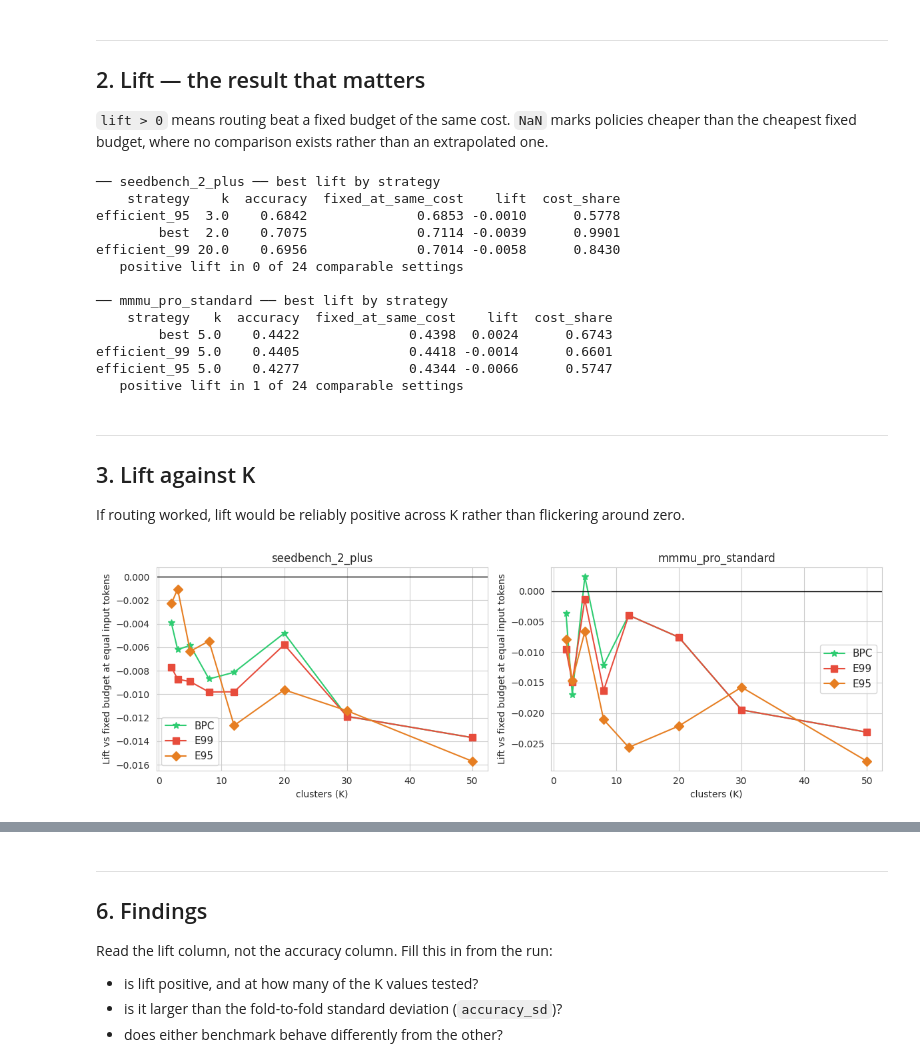
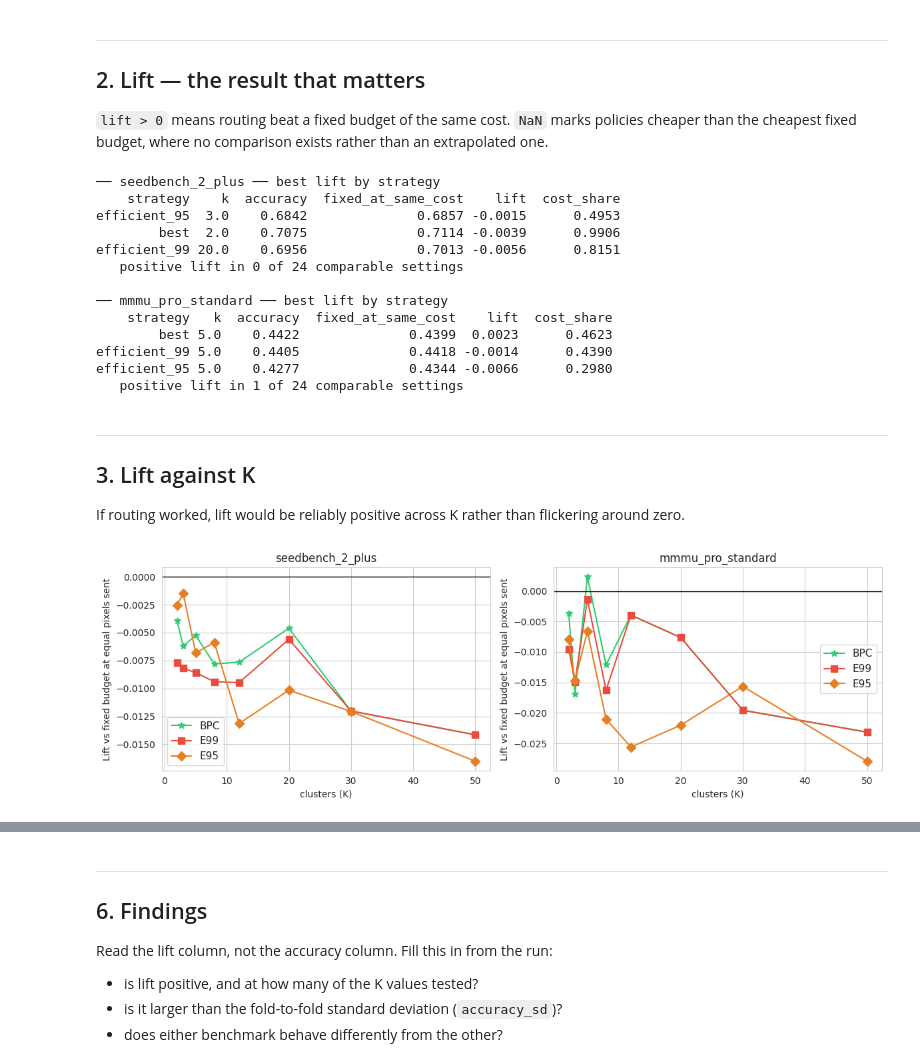
Before and after one commit to Andrew1302/scale-wise-optimizer, a Jupyter notebook: src/clustering/clustering_kfold.ipynb, the cells around one changed output, grey strips where cells are left out. Saved outputs shown, nothing was run; the diff lists cells and outputs as text; code cells hidden in the pictures.

Commit message:
feat: fix graph axes and improve heatmap visibility

```diff
--- a/src/clustering/clustering_kfold.ipynb
+++ b/src/clustering/clustering_kfold.ipynb
@@ -31,12 +31,19 @@ K_VALUES = [2, 3, 5, 8, 12, 20, 30, 50]
 N_FOLDS = 5
 RANDOM_STATE = 42
 
-# K used for the single-K strategy comparison chart (section 5); must be in K_VALUES.
+# K used for the heatmap and the strategy comparison chart; must be in K_VALUES.
 SUMMARY_K = 30
 
-# ── Cost basis. input_tokens is what the model actually pays for; sent_px is
-#    what the pipeline controls. Both are recorded per document per budget. ─────
-COST = "input_tokens"
+# Fold whose training rows the heatmap shows. Same split as the evaluation.
+HEATMAP_FOLD = 0
+
+# ── Cost basis. sent_px is what the pipeline controls, and the basis the paper
+#    reports: cost is stated relative to the *native* image, so 100% is the
+#    budget ladder's top rung only where that rung actually reaches native.
+#    seedbench images are uniformly 800x800, so its 100% is 640,000 px — the
+#    800,000 budget sends no more than the 640,000 one. input_tokens is the
+#    alternative basis (what the model bills); both are per document per budget.
+COST = "sent_px"
 
 EMBEDDING_MODEL = "all-MiniLM-L6-v2"
 RESULTS_DIR = PROJECT_ROOT / "src/clustering/results"
@@ -73,7 +113,8 @@ mmmu_pro_standard: 1730 documents x 10 budgets
 This is what routing has to beat. Each point is one budget applied to every
 document, averaged over the held-out folds.
 # %%
-folds = {label: cross_validate(sweeps[label], embeddings[label], K_VALUES, N_FOLDS, RANDOM_STATE) for label in RUNS}
+folds = {label: cross_validate(sweeps[label], embeddings[label], K_VALUES, N_FOLDS, RANDOM_STATE)
+         for label in RUNS}
 
 for label in RUNS:
     curve = fixed_frontier(folds[label])
@@ -113,12 +154,9 @@ for label in RUNS:
     lifts[label] = table
     best = table.dropna(subset=["lift"]).sort_values("lift", ascending=False)
     print(f"── {label} ── best lift by strategy")
-    print(
-        best.groupby("strategy")
-        .head(1)[["strategy", "k", "accuracy", "fixed_at_same_cost", "lift", "cost_share"]]
-        .round(4)
-        .to_string(index=False)
-    )
+    print(best.groupby("strategy").head(1)[
+        ["strategy", "k", "accuracy", "fixed_at_same_cost", "lift", "cost_share"]
+    ].round(4).to_string(index=False))
     print(f"   positive lift in {(table['lift'] > 0).sum()} of {table['lift'].notna().sum()} comparable settings")
     print()
 
@@ -130,16 +168,16 @@ pd.concat(folds.values(), keys=folds, names=["benchmark", None]).reset_index(lev
 # %% [output]
 ── seedbench_2_plus ── best lift by strategy
     strategy    k  accuracy  fixed_at_same_cost    lift  cost_share
-efficient_95  3.0    0.6842              0.6853 -0.0010      0.5778
-        best  2.0    0.7075              0.7114 -0.0039      0.9901
-efficient_99 20.0    0.6956              0.7014 -0.0058      0.8430
+efficient_95  3.0    0.6842              0.6857 -0.0015      0.4953
+        best  2.0    0.7075              0.7114 -0.0039      0.9906
+efficient_99 20.0    0.6956              0.7013 -0.0056      0.8151
    positive lift in 0 of 24 comparable settings
 
 ── mmmu_pro_standard ── best lift by strategy
     strategy   k  accuracy  fixed_at_same_cost    lift  cost_share
-        best 5.0    0.4422              0.4398  0.0024      0.6743
-efficient_99 5.0    0.4405              0.4418 -0.0014      0.6601
-efficient_95 5.0    0.4277              0.4344 -0.0066      0.5747
+        best 5.0    0.4422              0.4399  0.0023      0.4623
+efficient_99 5.0    0.4405              0.4418 -0.0014      0.4390
+efficient_95 5.0    0.4277              0.4344 -0.0066      0.2980
    positive lift in 1 of 24 comparable settings
 # %% [markdown]
 ---
@@ -148,32 +186,19 @@ efficient_95 5.0    0.4277              0.4344 -0.0066      0.5747
 If routing worked, lift would be reliably positive across K rather than
 flickering around zero.
 # %%
-# Shared styling for every strategy chart: colours, markers, display names and
-# legend order (Fixed budget, BPC, E99, E95) stay identical across sections 3-5.
-STYLE = {
-    "best": ("*", "#2ecc71", 280),
-    "efficient_99": ("s", "#e74c3c", 180),
-    "efficient_95": ("D", "#e67e22", 180),
-}
-NAMES = {"best": "BPC", "efficient_99": "E99", "efficient_95": "E95"}
-SHORT_RES = {"2000": "2k", "12500": "12.5k", "25000": "25k", "50000": "50k",
-             "100000": "100k", "150000": "150k", "250000": "250k",
-             "400000": "400k", "600000": "600k", "800000": "800k"}
-COST_LABEL = COST.replace("_", " ")
-
 fig, axes = plt.subplots(1, len(RUNS), figsize=(6 * len(RUNS), 4), squeeze=False)
 for ax, label in zip(axes[0], RUNS, strict=True):
     table = lifts[label]
     for name, (marker, colour, _) in STYLE.items():
         group = table[table["strategy"] == name]
         ax.plot(group["k"], group["lift"], marker=marker, ms=7, color=colour, label=NAMES[name])
     ax.axhline(0, color="black", lw=1)
     ax.set_title(label)
     ax.set_xlabel("clusters (K)")
     ax.set_ylabel(f"Lift vs fixed budget at equal {COST_LABEL}")
     ax.legend(fontsize=11)
 plt.tight_layout()
 fig.savefig(RESULTS_DIR / "kfold_lift_vs_k.pdf", bbox_inches="tight")
 plt.show()
 # %% [output]
-[figure, old version]
+[figure, new version]
```
Also changed, not shown: parts of 10 cells of this notebook, 15 other files.
